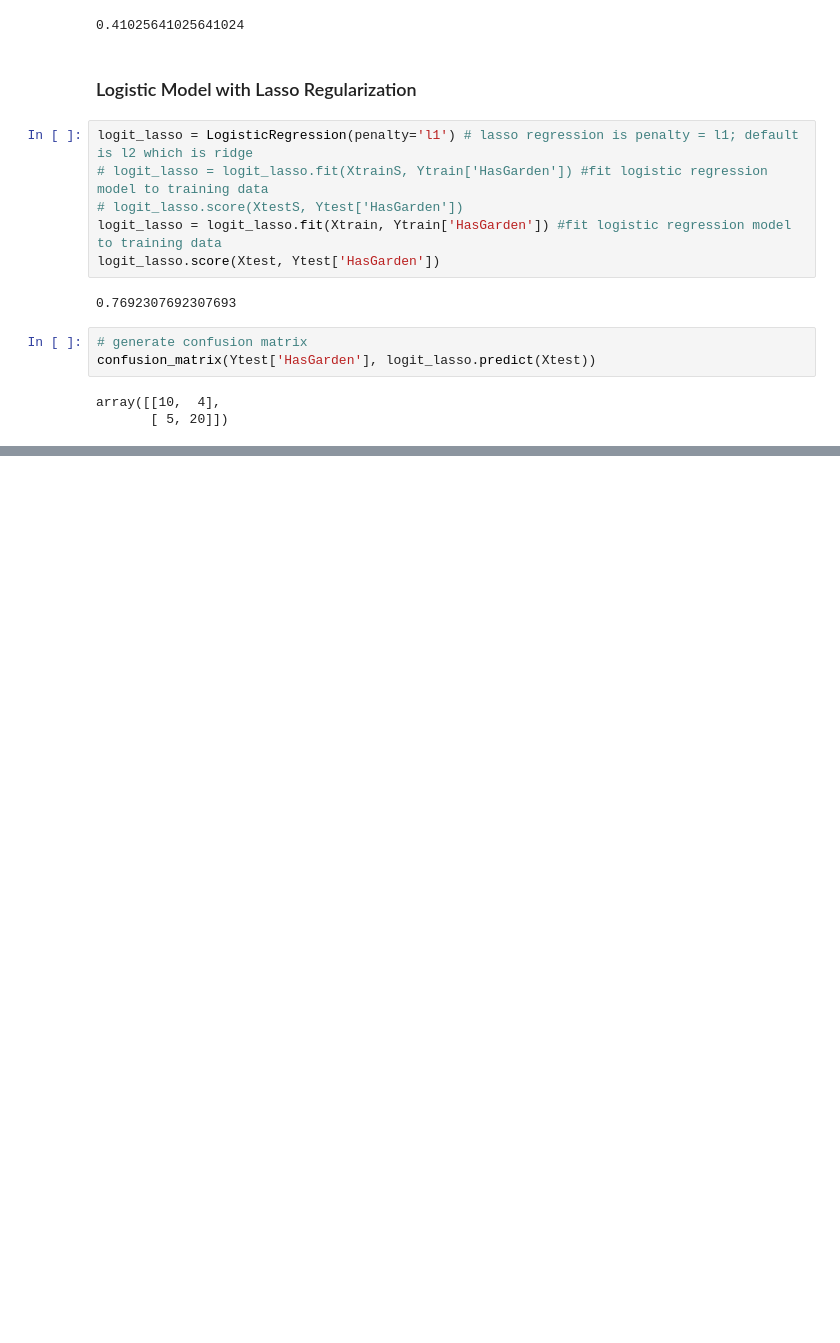
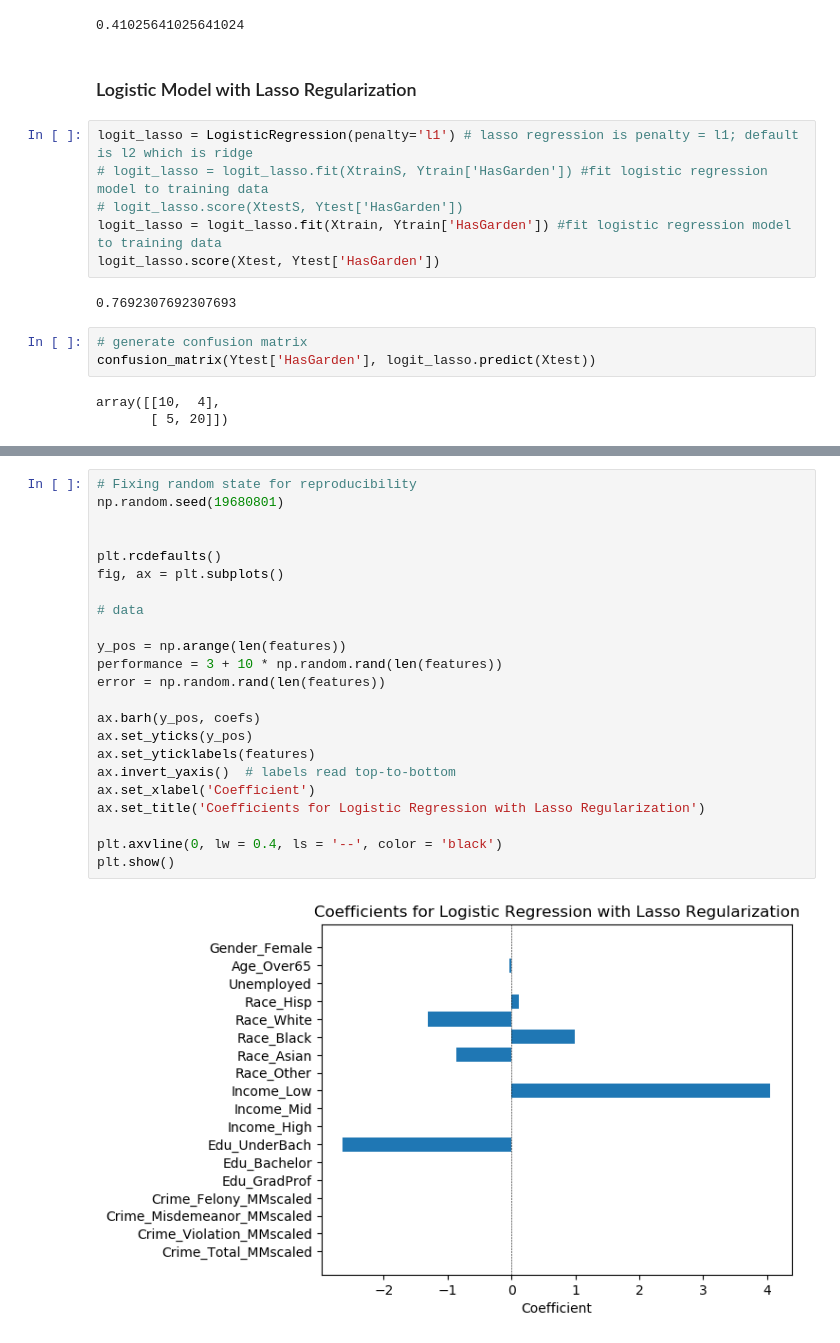
Before and after one commit to leonaisabelle/CUSP-ADS-Project, a Jupyter notebook: modelling_notebooks/binary_classification.ipynb, the cells around one changed output, grey strips where cells are left out. Saved outputs shown, nothing was run; the diff lists cells and outputs as text; blank space fills up the shorter version.

```diff
--- a/modelling_notebooks/binary_classification.ipynb
+++ b/modelling_notebooks/binary_classification.ipynb
@@ -364,0 +387,25 @@ array([[ 0.        , -0.03533059,  0.        ,  0.12121743, -1.30922816,
+# %%
+# Fixing random state for reproducibility
+np.random.seed(19680801)
+
+
+plt.rcdefaults()
+fig, ax = plt.subplots()
+
+# data
+
+y_pos = np.arange(len(features))
+performance = 3 + 10 * np.random.rand(len(features))
+error = np.random.rand(len(features))
+
+ax.barh(y_pos, coefs)
+ax.set_yticks(y_pos)
+ax.set_yticklabels(features)
+ax.invert_yaxis()  # labels read top-to-bottom
+ax.set_xlabel('Coefficient')
+ax.set_title('Coefficients for Logistic Regression with Lasso Regularization')
+
+plt.axvline(0, lw = 0.4, ls = '--', color = 'black')
+plt.show()
+# %% [output]
+[figure, added]
```
Also changed, not shown: parts of 8 cells of this notebook.
